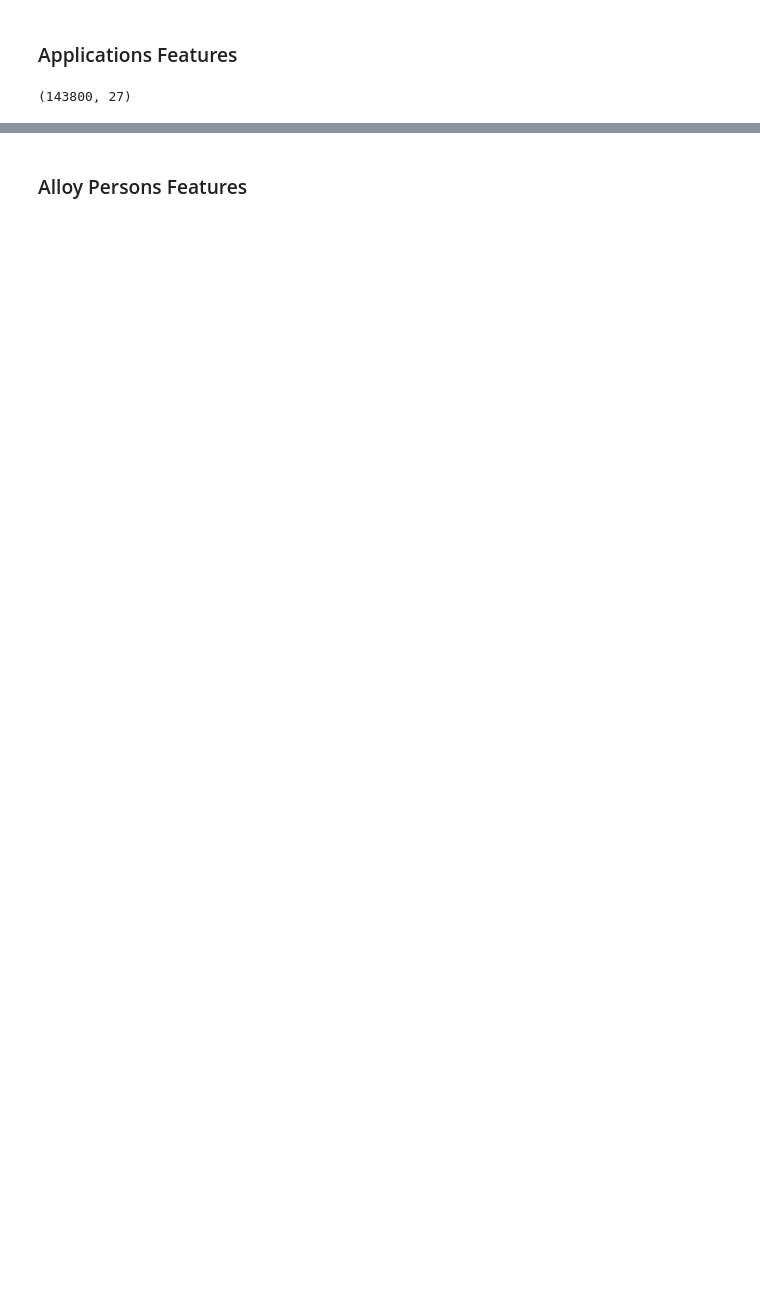
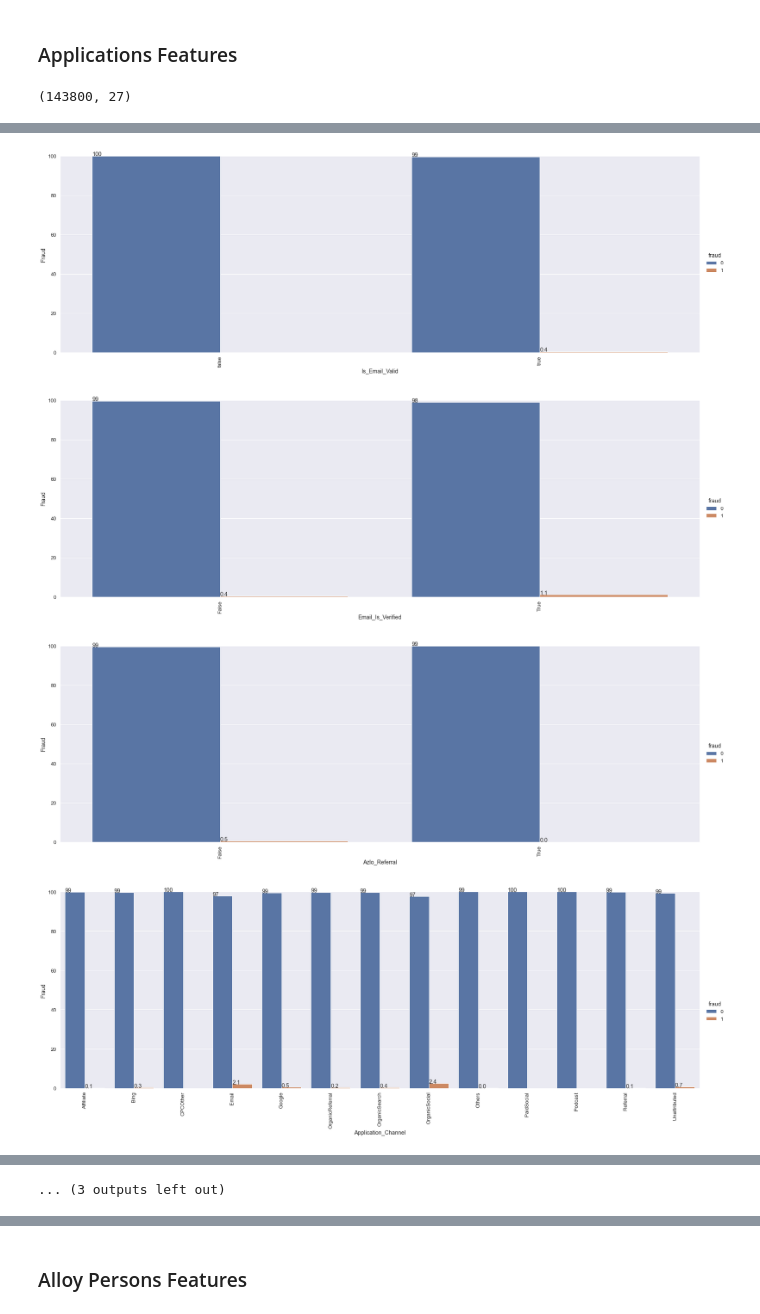
Before and after one commit to naresh-novo/Early-Fraud, a Jupyter notebook: code/fraud_v0.ipynb, the cells around one changed output, grey strips where cells are left out. Drawn from its saved outputs; the diff is of its cells as text; code cells hidden in the pictures; blank space fills up the shorter version.

```diff
--- a/code/fraud_v0.ipynb
+++ b/code/fraud_v0.ipynb
@@ -207,8 +219,0 @@ del_columns = ['application_resubmitted_datetime','utm_source','utm_medium','ind
-# %%
-for i, col in enumerate(cat_columns):
-    plt.figure()
-    ax = sns.countplot(x=col, hue='fraud', data = fraud_app_data)
-    ax.set_xticklabels(ax.get_xticklabels(), rotation=90, horizontalalignment='right')
-    for bars in ax.containers:
-        ax.bar_label(bars, fmt='%.0f')
-    plt.legend(loc='upper right')
@@ -233,0 +272,17 @@ for i, col in enumerate(cat_columns):
+# %%
+cat_columns = ['is_email_valid','email_is_verified','azlo_referral',
+               'application_channel','estimated_monthly_revenue',
+               'incoming_ach_payments',
+              'check_deposit_amount','incoming_wire_transfer','outgoing_ach_and_checks','outgoing_wire_transfers',
+              'has_international_business','legal_name_exist_in_doc','hear_about_novo',
+               'industry_category_name','business_type'
+              ]
+data = fraud_app_data
+target = 'fraud'
+for i, col in enumerate(cat_columns):
+    plotting_percentages(data, col, target)
+# %% [output]
+[figure, added]
+[figure, added]
+[figure, added]
+[figure, added]
@@ -233,0 +297 @@ for i, col in enumerate(cat_columns):
+... (3 outputs left out)
```
Also changed, not shown: parts of 45 cells of this notebook.
